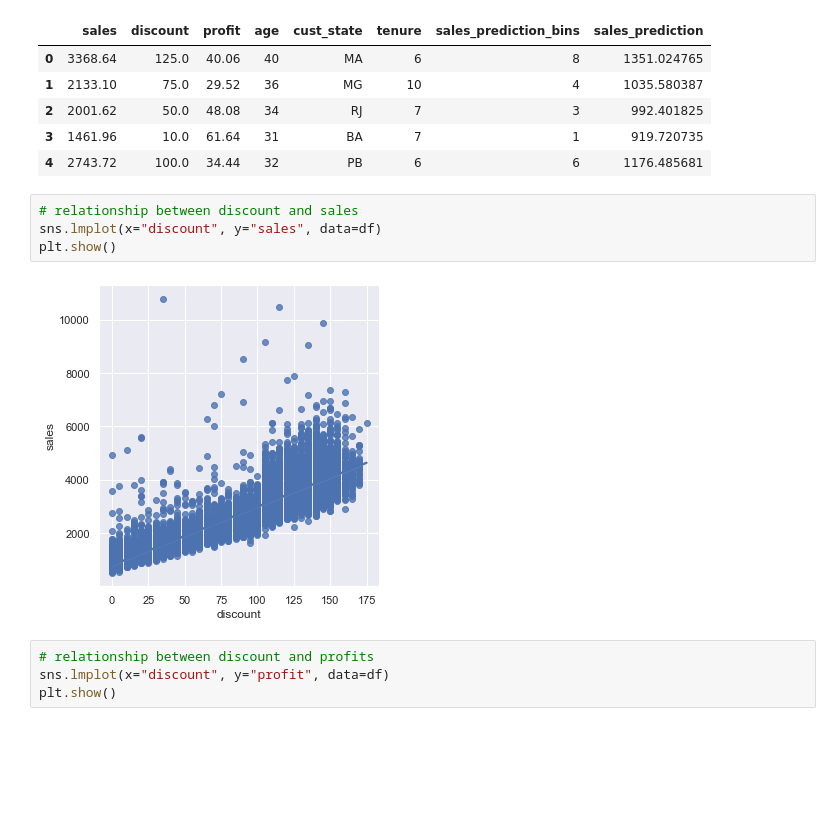
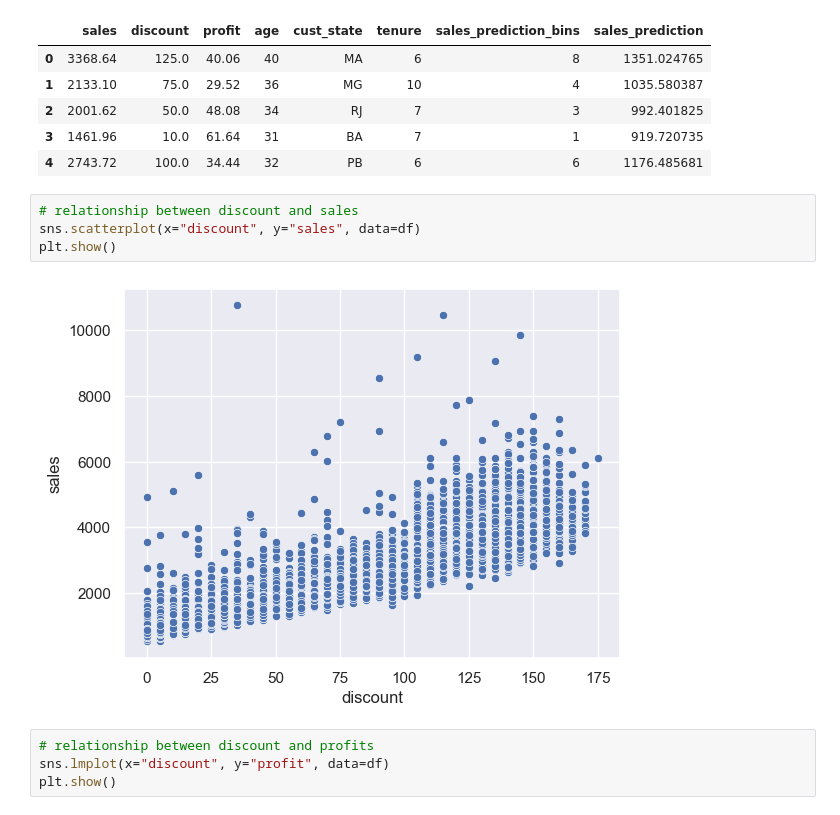
Before and after one commit to oscar-esvi/Predicting-the-Profitability-of-Discounts, a Jupyter notebook: Estimating_the_Profitability_of_Discounts.ipynb, the cells around one changed output. Drawn from its saved outputs; the diff is of its cells as text; blank space fills up the shorter version.

Commit message:
Modified linear regression graphs

```diff
--- a/Estimating_the_Profitability_of_Discounts.ipynb
+++ b/Estimating_the_Profitability_of_Discounts.ipynb
@@ -66,10 +68,10 @@ df2.head()
 | 4 | 2743.72 | 100.0 | 34.44 | 32 | PB | 6 | 6 | 1176.485681 |
 # %%
 # relationship between discount and sales
-sns.lmplot(x="discount", y="sales", data=df)
+sns.scatterplot(x="discount", y="sales", data=df)
 plt.show()
 # %% [output]
-[figure, old version]
+[figure, new version]
 # %%
 # relationship between discount and profits
 sns.lmplot(x="discount", y="profit", data=df)
```
Also changed, not shown: parts of 23 cells of this notebook.
